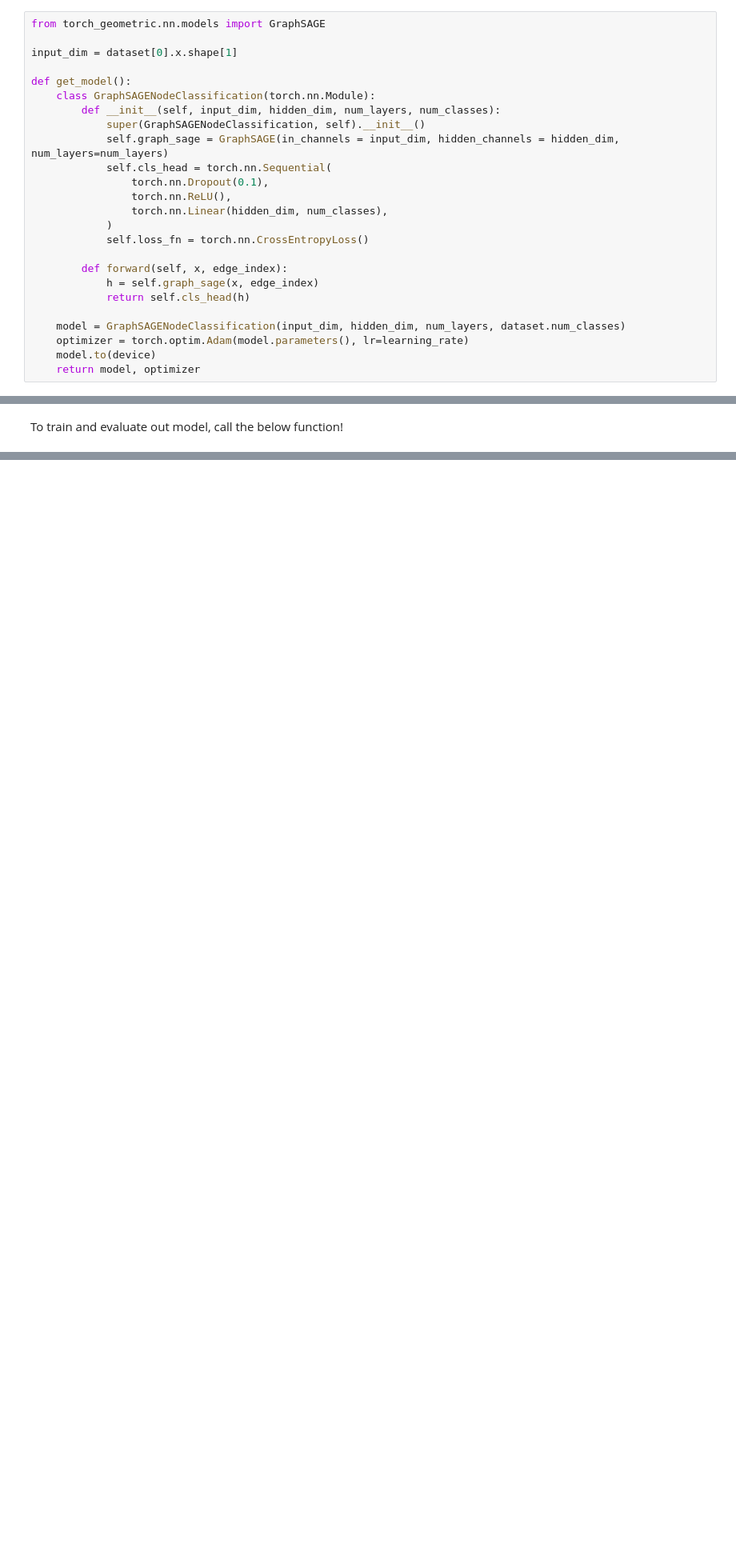
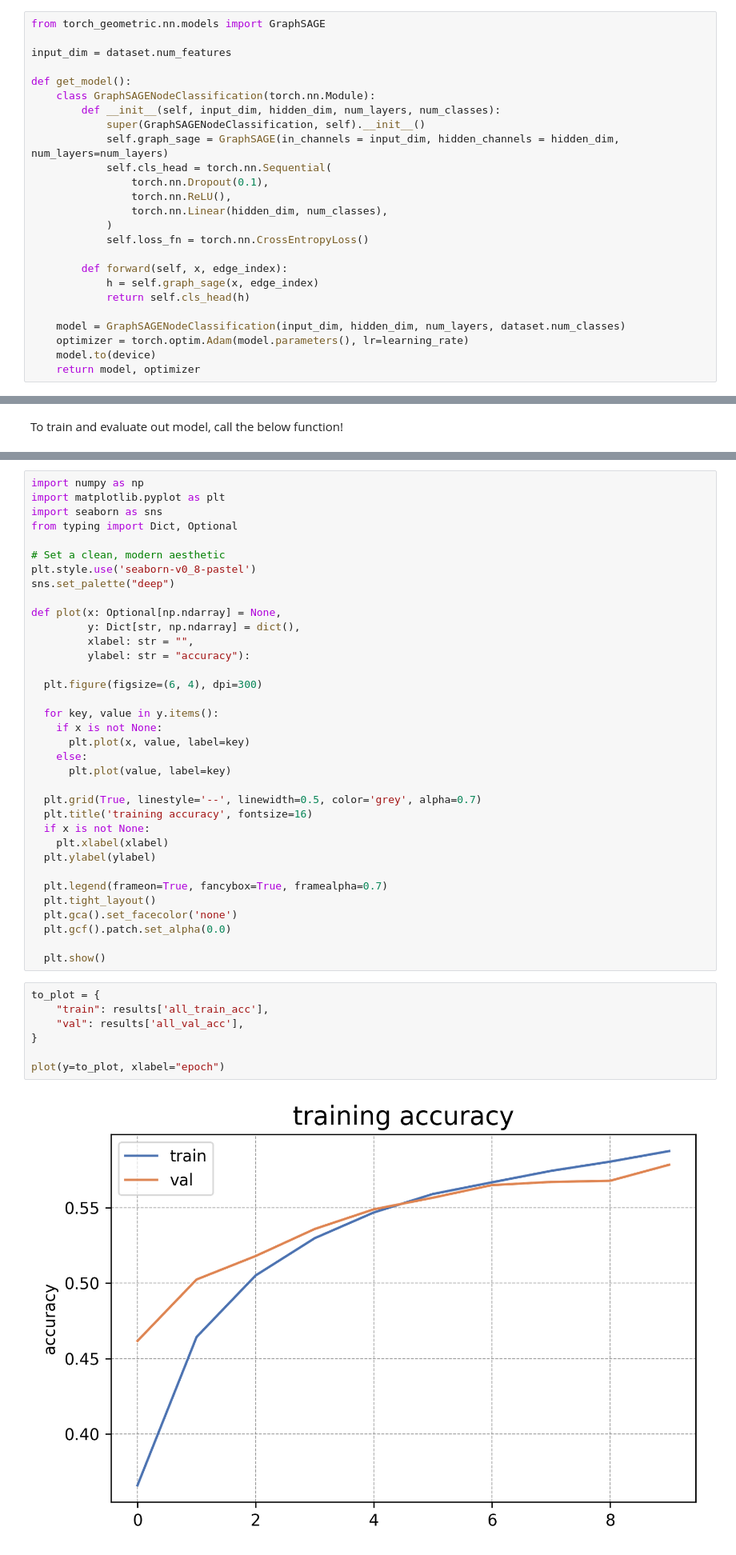
Before and after one commit to adelsuh/cs224_final_project, a Jupyter notebook: graph_structure_aug.ipynb, the cells around one changed output, grey strips where cells are left out. Shown at 80% size. Drawn from its saved outputs; the diff is of its cells as text; blank space fills up the shorter version.

```diff
--- a/graph_structure_aug.ipynb
+++ b/graph_structure_aug.ipynb
@@ -158,7 +156,7 @@ Data(num_nodes=3143, edge_index=[2, 3400], x=[3143, 100], y=[3143, 1], n_id=[314
 # %%
 from torch_geometric.nn.models import GraphSAGE
 
-input_dim = dataset[0].x.shape[1]
+input_dim = dataset.num_features
 
 def get_model():
     class GraphSAGENodeClassification(torch.nn.Module):
@@ -307,3 +350,47 @@ val_acc: 0.841
+# %%
+import numpy as np
+import matplotlib.pyplot as plt
+import seaborn as sns
+from typing import Dict, Optional
+
+# Set a clean, modern aesthetic
+plt.style.use('seaborn-v0_8-pastel')
+sns.set_palette("deep")
+
+def plot(x: Optional[np.ndarray] = None,
+         y: Dict[str, np.ndarray] = dict(),
+         xlabel: str = "",
+         ylabel: str = "accuracy"):
+
+  plt.figure(figsize=(6, 4), dpi=300)
+
+  for key, value in y.items():
+    if x is not None:
+      plt.plot(x, value, label=key)
+    else:
+      plt.plot(value, label=key)
+
+  plt.grid(True, linestyle='--', linewidth=0.5, color='grey', alpha=0.7)
+  plt.title('training accuracy', fontsize=16)
+  if x is not None:
+    plt.xlabel(xlabel)
+  plt.ylabel(ylabel)
+
+  plt.legend(frameon=True, fancybox=True, framealpha=0.7)
+  plt.tight_layout()
+  plt.gca().set_facecolor('none')
+  plt.gcf().patch.set_alpha(0.0)
+
+  plt.show()
+# %%
+to_plot = {
+    "train": results['all_train_acc'],
+    "val": results['all_val_acc'],
+}
+
+plot(y=to_plot, xlabel="epoch")
+# %% [output]
+[figure, added]
 # %% [markdown]
 ## Graph Structure Augmentation
 
```
Also changed, not shown: parts of 17 cells of this notebook.
